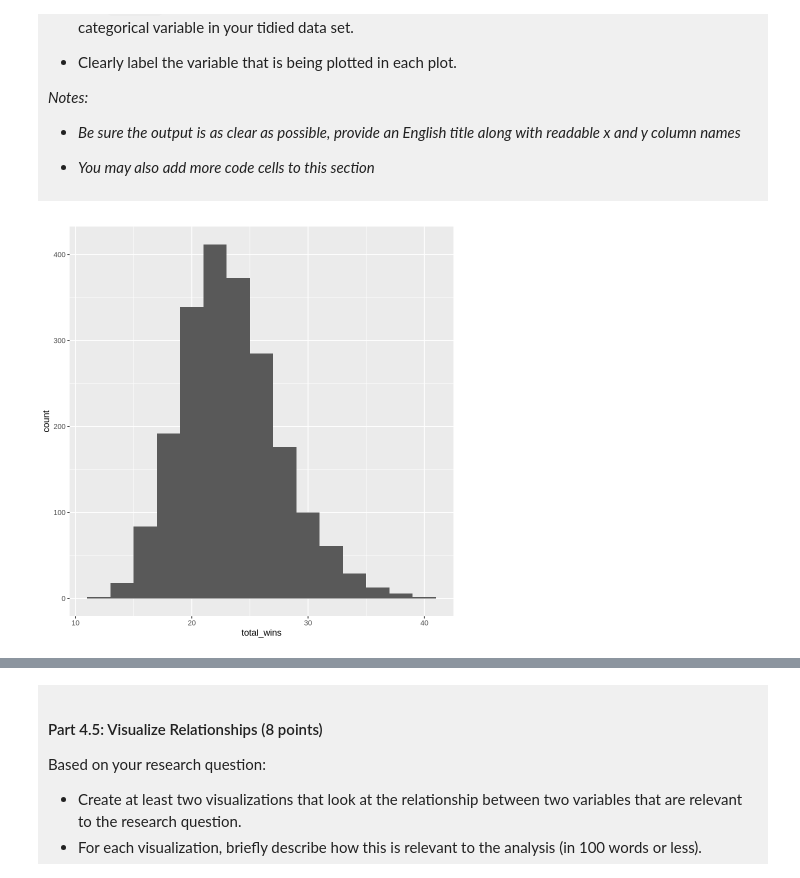
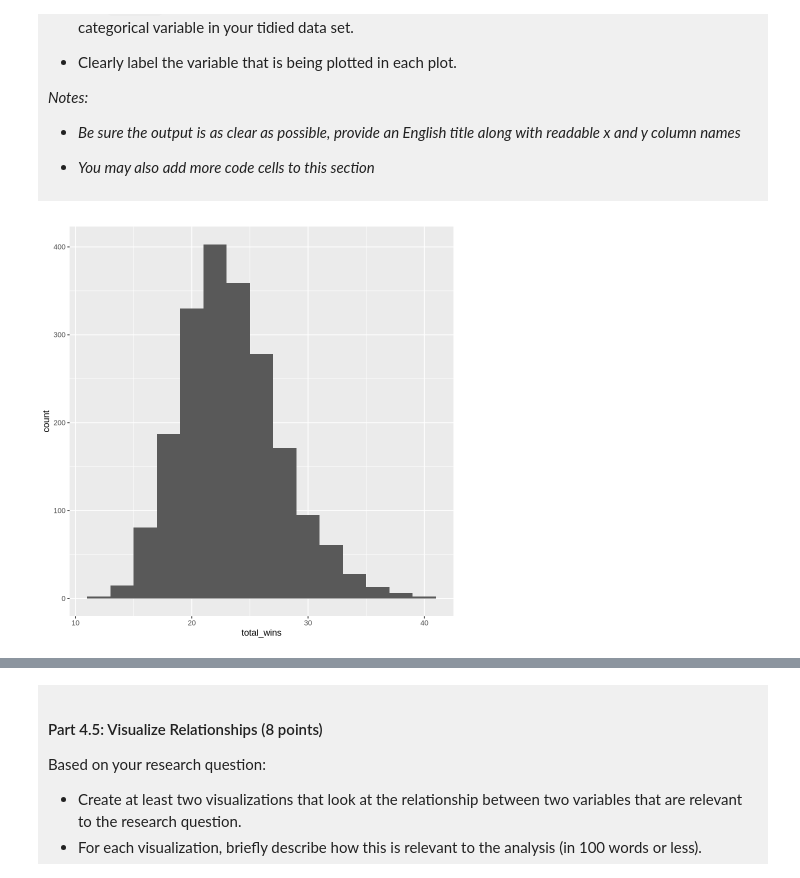
Before and after one commit to tkhtkwhr9135-cmyk/dsci-100-project-takehito-kawahara, a Jupyter notebook: dsci-100-project-notebook.ipynb, the cells around one changed output, grey strips where cells are left out. Cells and saved outputs as stored; diff of their text form; code cells hidden in the pictures.

```diff
--- a/dsci-100-project-notebook.ipynb
+++ b/dsci-100-project-notebook.ipynb
@@ -225,6 +215,9 @@ library(tidyverse)
 
 #select response variable and the varaible you are using to predict.
 tidy_data <- select(basketball_data, tourney_finish, total_wins, total_losses, conf_wins_pct, seed)
+tidy_data <- tidy_data |>
+  drop_na(tourney_finish, total_wins, total_losses, conf_wins_pct, seed)
+tidy_data <- mutate(tidy_data, tourney_finish = as_factor(tourney_finish))
 
 #display the first 6 columns of the tidy da
 five_tidy_data <- slice(tidy_data, 1:6)
@@ -351,11 +344,11 @@ A tibble: 8 × 2
 # %%
 total_wins_histogram <- ggplot(tidy_data, aes(x = total_wins)) +
     geom_histogram(binwidth = 2)
 
 
-histogram
+total_wins_histogram
 # %% [output]
-[figure, old version]
+[figure, new version]
 # %%
 tourney_finish_count <- tidy_data |>
     count(tourney_finish)
```
Also changed, not shown: parts of 11 cells of this notebook.
